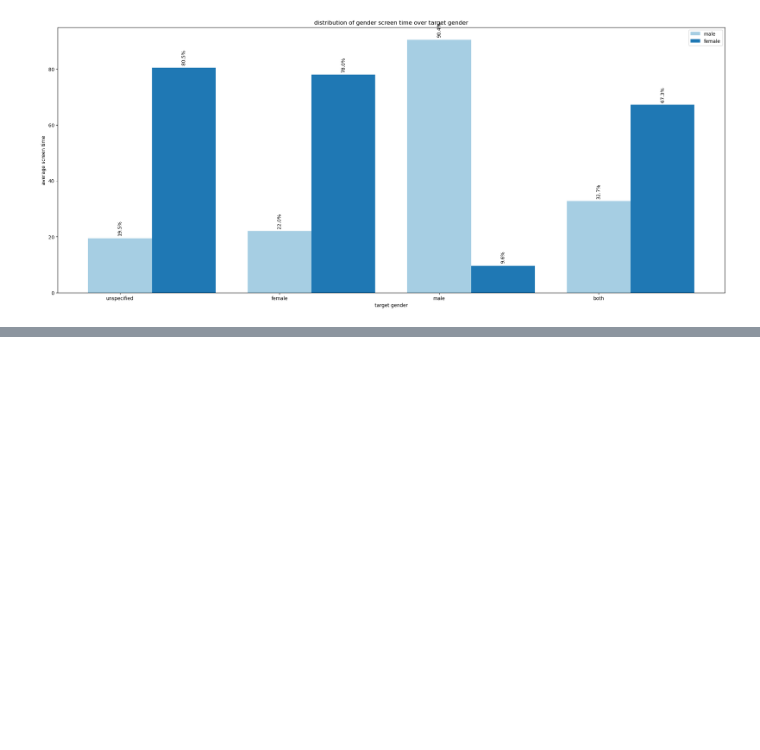
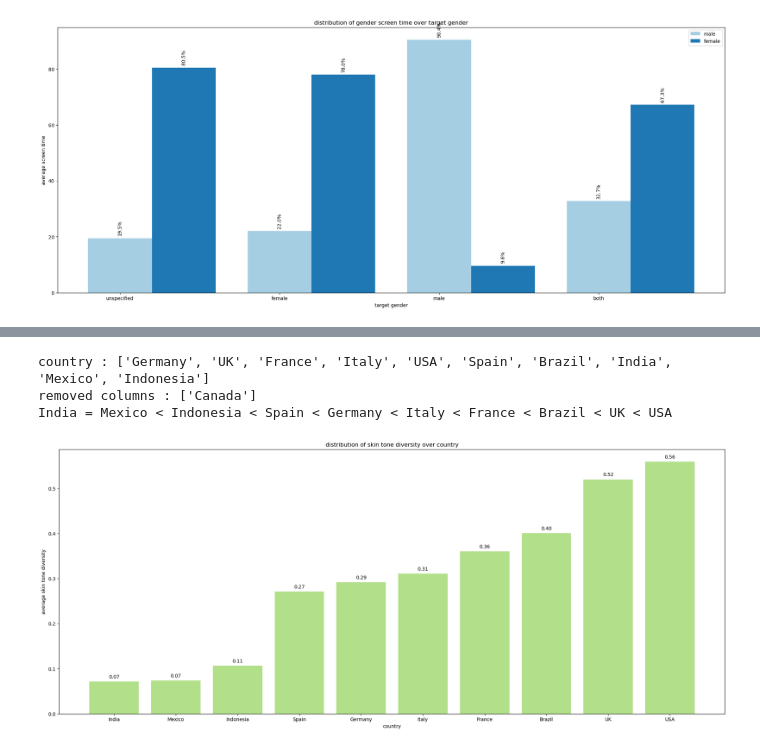
Before and after one commit to usc-sail/mica-muse-loreal, a Jupyter notebook: rp_x_metadata.ipynb, the cells around one changed output, grey strips where cells are left out. Drawn from its saved outputs; the diff is of its cells as text; code cells hidden in the pictures; blank space fills up the shorter version.

```diff
--- a/rp_x_metadata.ipynb
+++ b/rp_x_metadata.ipynb
@@ -351,0 +444,7 @@ female : unspecified > female > both > male
+# %%
+metadata_x_rp_std(data_df, rp_data2, "country", "skin tone")
+# %% [output]
+country : ['Germany', 'UK', 'France', 'Italy', 'USA', 'Spain', 'Brazil', 'India', 'Mexico', 'Indonesia']
+removed columns : ['Canada']
+India = Mexico < Indonesia < Spain < Germany < Italy < France < Brazil < UK < USA
+[figure, added]
```
Also changed, not shown: parts of 13 cells of this notebook, 12 other files.
